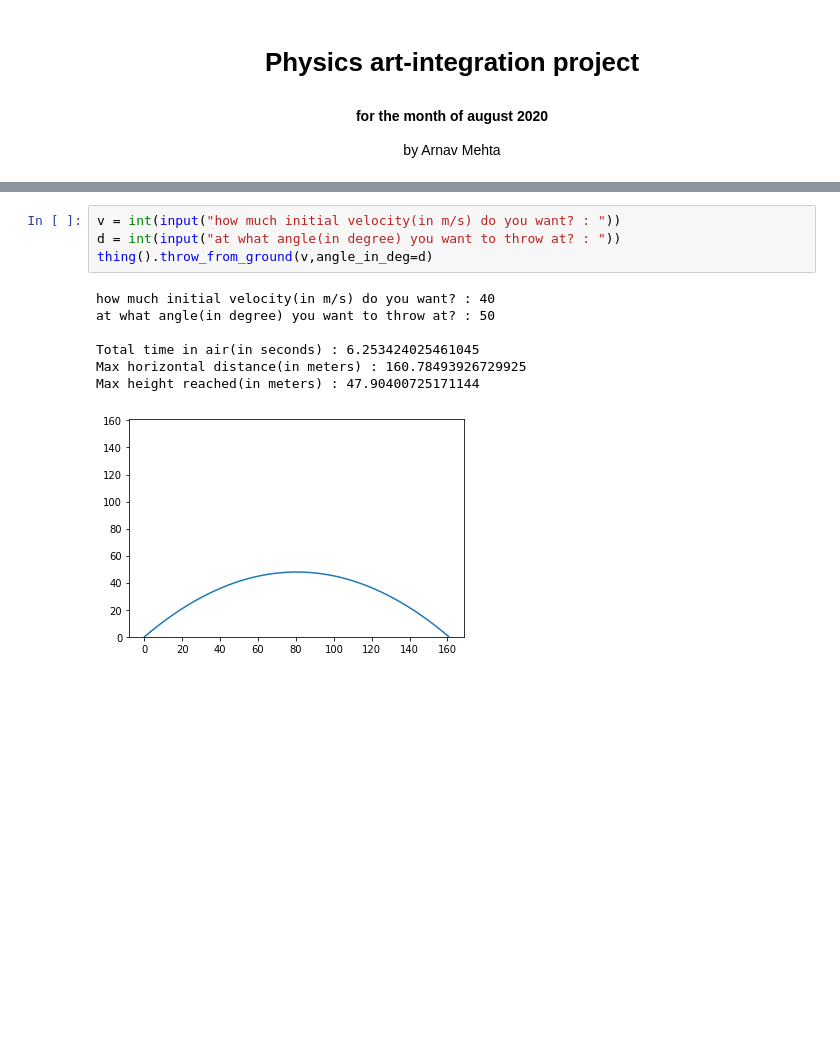
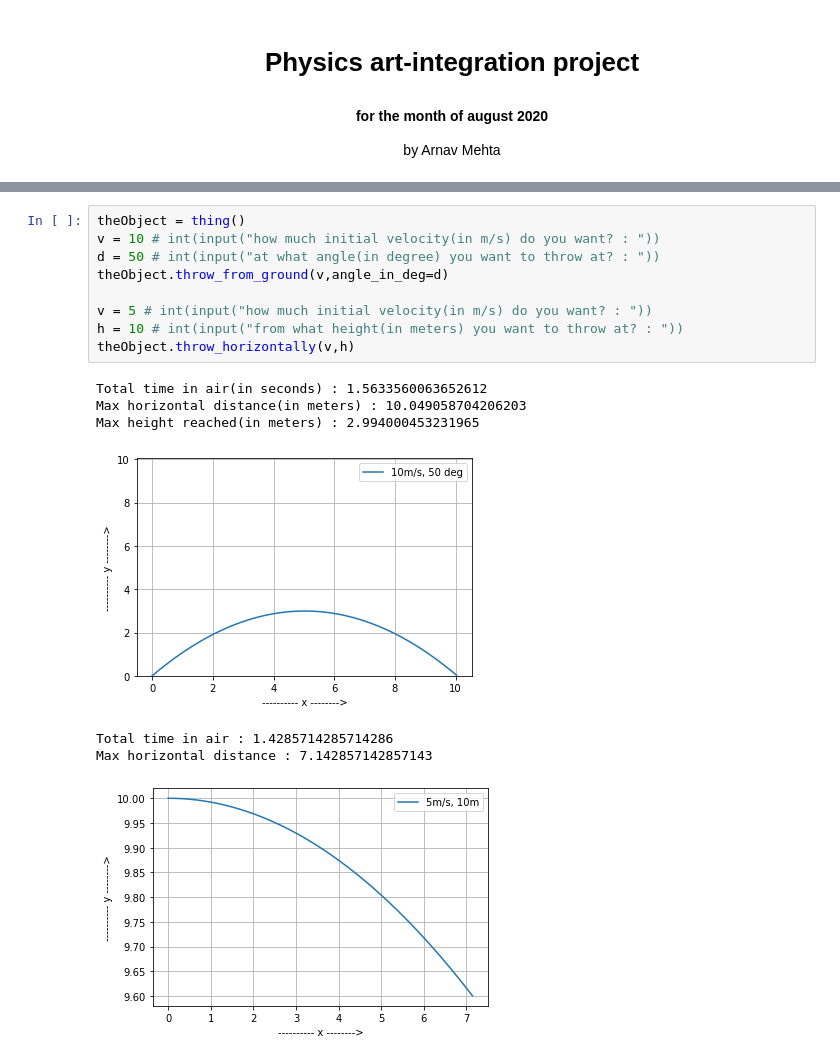
Before and after one commit to arnav03mehta/schoolPhysics, a Jupyter notebook: notebooks/throwSimulation.ipynb, the cells around one changed output, grey strips where cells are left out. Drawn from its saved outputs; the diff is of its cells as text; blank space fills up the shorter version.

Commit message:
updated motion notebook with better graphs

```diff
--- a/notebooks/throwSimulation.ipynb
+++ b/notebooks/throwSimulation.ipynb
@@ -65,12 +119,17 @@ class thing :
 # %%
-v = int(input("how much initial velocity(in m/s) do you want? : "))
-d = int(input("at what angle(in degree) you want to throw at? : "))
-thing().throw_from_ground(v,angle_in_deg=d)
+theObject = thing()
+v = 10 # int(input("how much initial velocity(in m/s) do you want? : "))
+d = 50 # int(input("at what angle(in degree) you want to throw at? : "))
+theObject.throw_from_ground(v,angle_in_deg=d)
+
+v = 5 # int(input("how much initial velocity(in m/s) do you want? : "))
+h = 10 # int(input("from what height(in meters) you want to throw at? : "))
+theObject.throw_horizontally(v,h)
 # %% [output]
-how much initial velocity(in m/s) do you want? : 40
-at what angle(in degree) you want to throw at? : 50
-
-Total time in air(in seconds) : 6.253424025461045
-Max horizontal distance(in meters) : 160.78493926729925
-Max height reached(in meters) : 47.90400725171144
+Total time in air(in seconds) : 1.5633560063652612
+Max horizontal distance(in meters) : 10.049058704206203
+Max height reached(in meters) : 2.994000453231965
-[figure, old version]
+[figure, new version]
+Total time in air : 1.4285714285714286
+Max horizontal distance : 7.142857142857143
+[figure, added]
```
Also changed, not shown: parts of 2 cells of this notebook.
